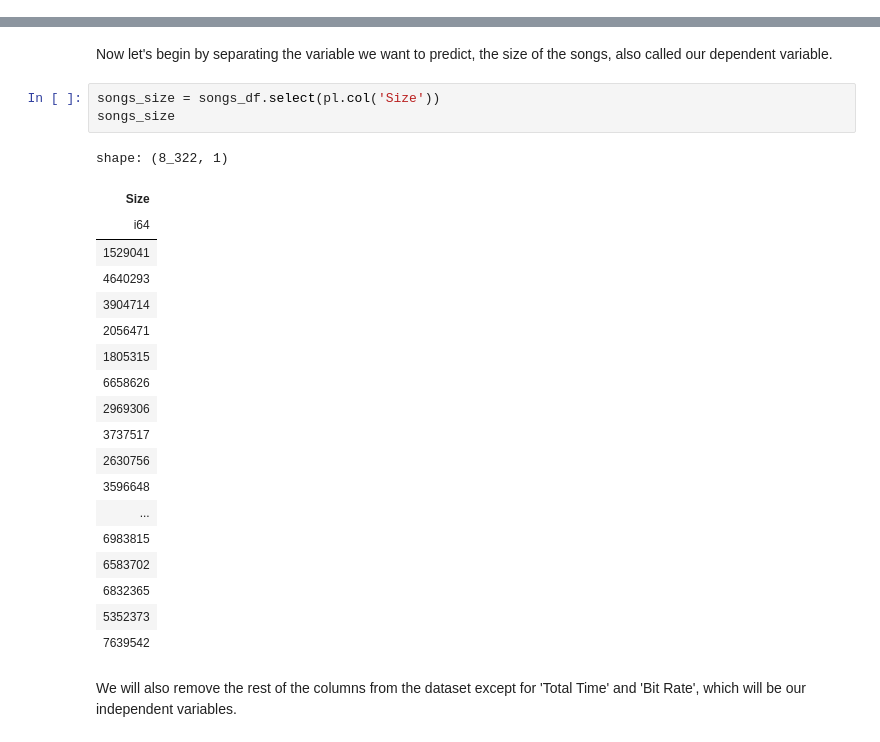
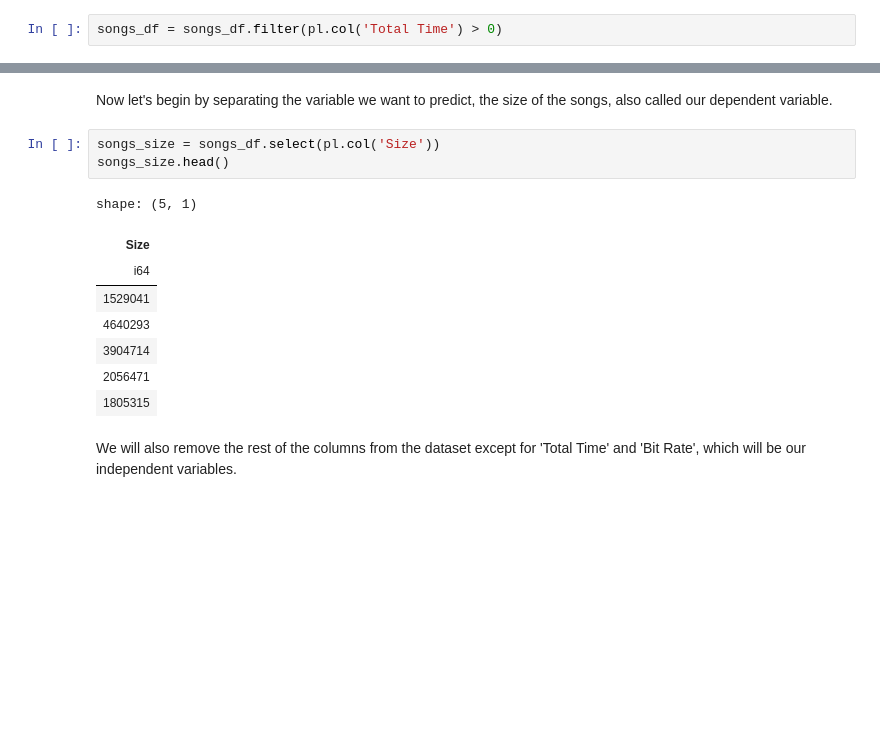
Before and after one commit to Underdoge/music-ds, a Jupyter notebook: Jupyter_Workbook.ipynb, the cells around one changed output, grey strips where cells are left out. Cells and saved outputs as stored; diff of their text form; blank space fills up the shorter version.

```diff
--- a/Jupyter_Workbook.ipynb
+++ b/Jupyter_Workbook.ipynb
@@ -266,0 +269,2 @@ songs_df = songs_df.filter(pl.col('Year') > 1000).filter(pl.col('Year') < 2024)
+# %%
+songs_df = songs_df.filter(pl.col('Total Time') > 0)
@@ -572,27 +581,16 @@ By manipulating the previous 3D chart, we can see that the size of a song most o
 Now let's begin by separating the variable we want to predict, the size of the songs, also called our dependent variable.
 # %%
 songs_size = songs_df.select(pl.col('Size'))
-songs_size
+songs_size.head()
 # %% [output]
-shape: (8_322, 1)
+shape: (5, 1)
 | Size |
 | i64 |
 | 1529041 |
 | 4640293 |
 | 3904714 |
 | 2056471 |
 | 1805315 |
-| 6658626 |
-| 2969306 |
-| 3737517 |
-| 2630756 |
-| 3596648 |
-| ... |
-| 6983815 |
-| 6583702 |
-| 6832365 |
-| 5352373 |
-| 7639542 |
 # %% [markdown]
 We will also remove the rest of the columns from the dataset except for 'Total Time' and 'Bit Rate', which will be our independent variables.
 # %%
```
Also changed, not shown: parts of 14 cells of this notebook, 3 other files.
